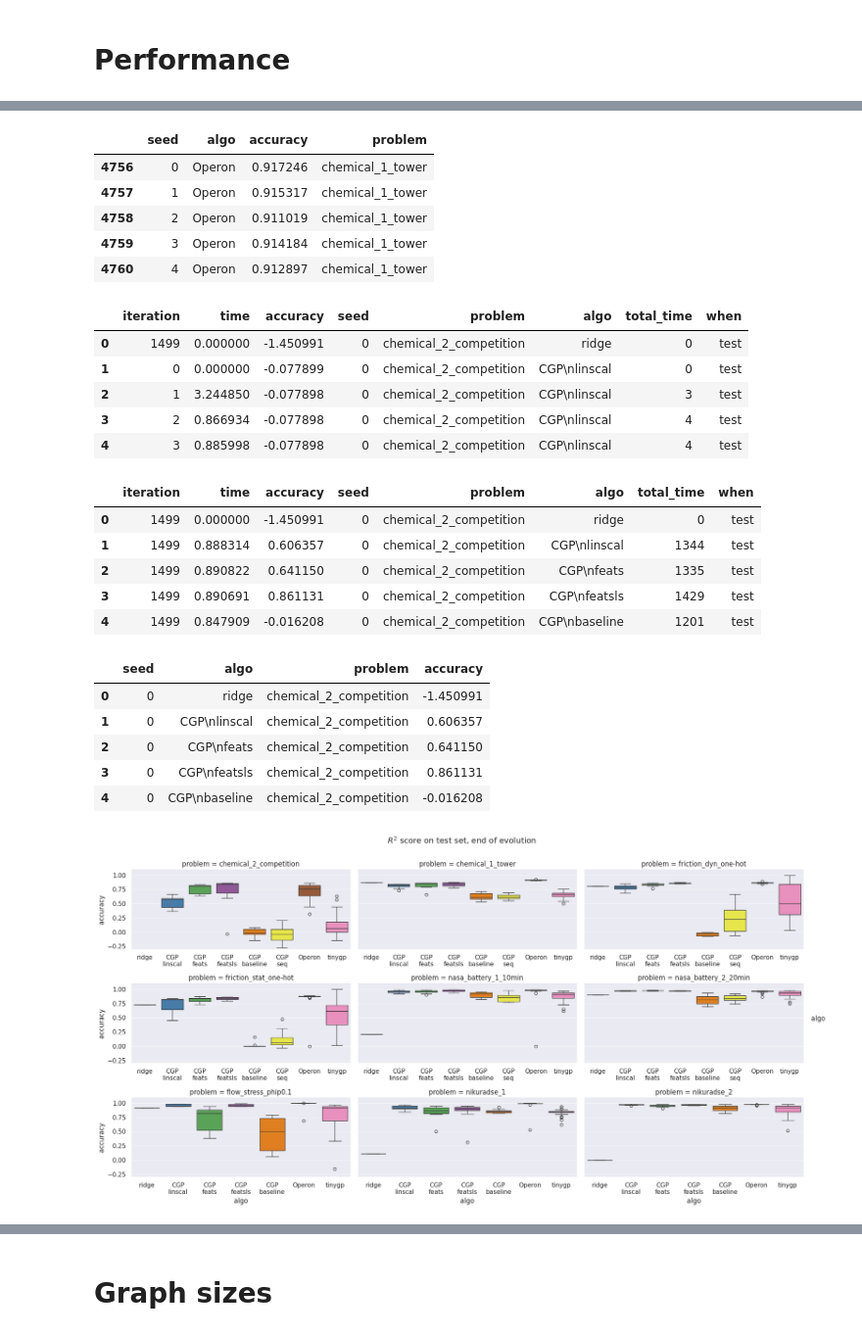
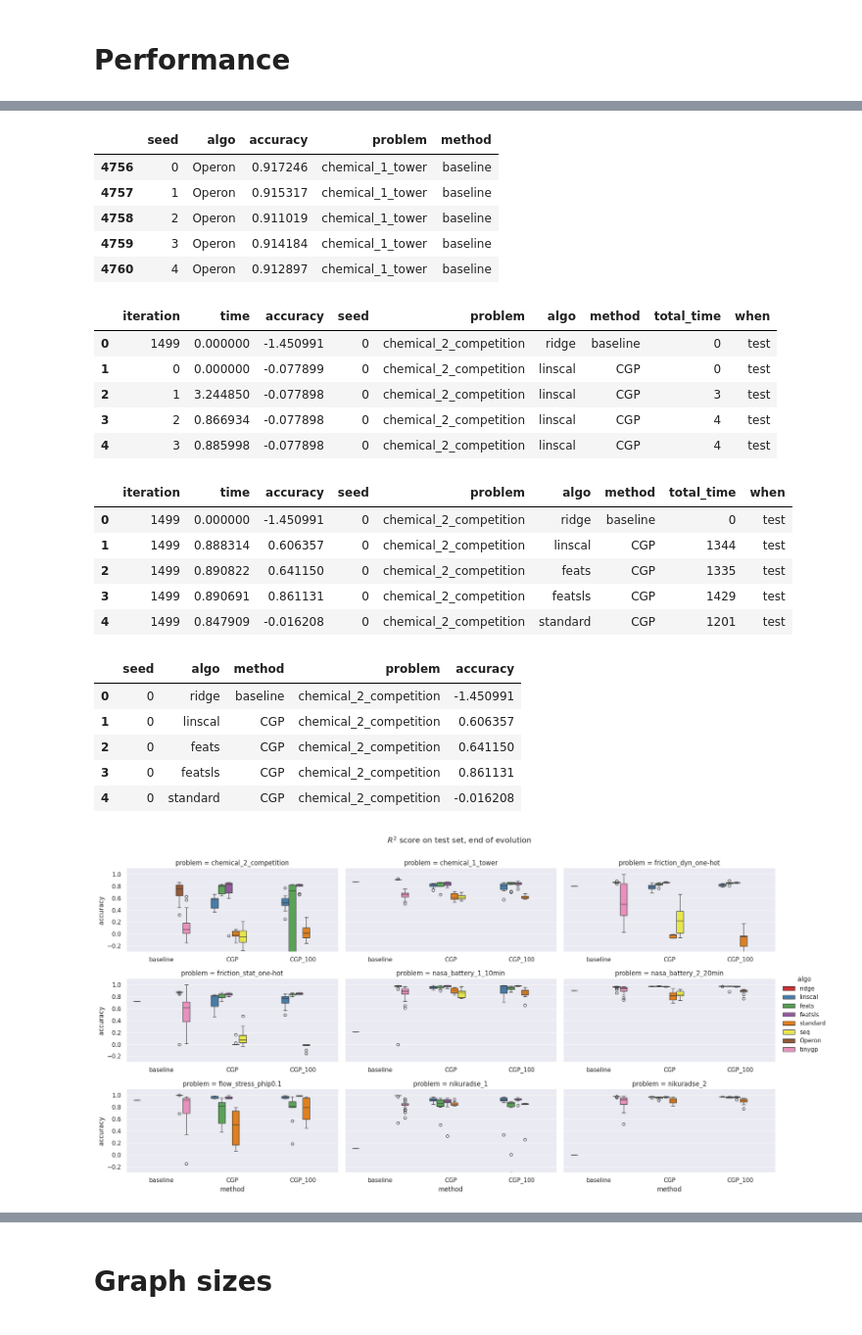
Before and after one commit to giorgia-nadizar/genepax, a Jupyter notebook: results/analysis_feats.ipynb, the cells around one changed output, grey strips where cells are left out. Shown at 98% size. Drawn from its saved outputs; the diff is of its cells as text; code cells hidden in the pictures.

```diff
--- a/results/analysis_feats.ipynb
+++ b/results/analysis_feats.ipynb
@@ -33,17 +33,20 @@ for problem in problems:
     tmp_df["seed"] = 0
     tmp_df["problem"] = problem
     tmp_df["algo"] = "ridge"
+    tmp_df["method"] = "baseline"
     tmp_df["total_time"] = tmp_df["time"].cumsum().astype(int)
     dfs.append(tmp_df)
     for seed in range(30):
-        for extra in ['linscal', 'feats', 'featsls', 'baseline', 'seq']:
-            if os.path.exists(f"../results/CGP_{extra}_{problem}_{seed}.pickle"):
-                tmp_df = pd.read_csv(f"../results/CGP_{extra}_{problem}_{seed}.csv")
-                tmp_df["seed"] = seed
-                tmp_df["problem"] = problem
-                tmp_df["algo"] = f"CGP\n{extra}"
-                tmp_df["total_time"] = tmp_df["time"].cumsum().astype(int)
-                dfs.append(tmp_df)
+        for method in ["CGP", "CGP_100"]:
+            for extra in ['linscal', 'feats', 'featsls', 'baseline', 'seq']:
+                if os.path.exists(f"../results/{method}_{extra}_{problem}_{seed}.pickle"):
+                    tmp_df = pd.read_csv(f"../results/{method}_{extra}_{problem}_{seed}.csv")
+                    tmp_df["seed"] = seed
+                    tmp_df["problem"] = problem
+                    tmp_df["algo"] = extra.replace("baseline", "standard")
+                    tmp_df["method"] = method
+                    tmp_df["total_time"] = tmp_df["time"].cumsum().astype(int)
+                    dfs.append(tmp_df)
 df = pd.concat(dfs, ignore_index=True)
 df["test_accuracy"] = df["test_accuracy"].str.replace(r"[\[\]]", "", regex=True).astype(float)
 df.head()
@@ -69,14 +72,15 @@ baselines_df.rename(columns={
 baselines_df = baselines_df[["seed", "algo", "accuracy", "problem"]]
 baselines_df = baselines_df[baselines_df["algo"].isin(baselines_list)]
 baselines_df = baselines_df[baselines_df["problem"].isin(problems)]
+baselines_df["method"] = "baseline"
 baselines_df.head()
 # %% [output]
-|  | seed | algo | accuracy | problem |
-| 4756 | 0 | Operon | 0.917246 | chemical_1_tower |
-| 4757 | 1 | Operon | 0.915317 | chemical_1_tower |
-| 4758 | 2 | Operon | 0.911019 | chemical_1_tower |
-| 4759 | 3 | Operon | 0.914184 | chemical_1_tower |
-| 4760 | 4 | Operon | 0.912897 | chemical_1_tower |
+|  | seed | algo | accuracy | problem | method |
+| 4756 | 0 | Operon | 0.917246 | chemical_1_tower | baseline |
+| 4757 | 1 | Operon | 0.915317 | chemical_1_tower | baseline |
+| 4758 | 2 | Operon | 0.911019 | chemical_1_tower | baseline |
+| 4759 | 3 | Operon | 0.914184 | chemical_1_tower | baseline |
+| 4760 | 4 | Operon | 0.912897 | chemical_1_tower | baseline |
 # %%
 df1 = copy(df)
 df2 = copy(df)
@@ -89,43 +93,43 @@ df2["when"] = "train"
 df = pd.concat([df1, df2], ignore_index=True)
 df.head()
 # %% [output]
-|  | iteration | time | accuracy | seed | problem | algo | total_time | when |
-| 0 | 1499 | 0.000000 | -1.450991 | 0 | chemical_2_competition | ridge | 0 | test |
-| 1 | 0 | 0.000000 | -0.077899 | 0 | chemical_2_competition | CGP\nlinscal | 0 | test |
-| 2 | 1 | 3.244850 | -0.077898 | 0 | chemical_2_competition | CGP\nlinscal | 3 | test |
-| 3 | 2 | 0.866934 | -0.077898 | 0 | chemical_2_competition | CGP\nlinscal | 4 | test |
-| 4 | 3 | 0.885998 | -0.077898 | 0 | chemical_2_competition | CGP\nlinscal | 4 | test |
+|  | iteration | time | accuracy | seed | problem | algo | method | total_time | when |
+| 0 | 1499 | 0.000000 | -1.450991 | 0 | chemical_2_competition | ridge | baseline | 0 | test |
+| 1 | 0 | 0.000000 | -0.077899 | 0 | chemical_2_competition | linscal | CGP | 0 | test |
+| 2 | 1 | 3.244850 | -0.077898 | 0 | chemical_2_competition | linscal | CGP | 3 | test |
+| 3 | 2 | 0.866934 | -0.077898 | 0 | chemical_2_competition | linscal | CGP | 4 | test |
+| 4 | 3 | 0.885998 | -0.077898 | 0 | chemical_2_competition | linscal | CGP | 4 | test |
 # %%
 max_iter = df.groupby(["algo", "problem"])["iteration"].transform("max")
 final_df = df[df["iteration"] == max_iter].reset_index(drop=True)
 final_df.head()
 # %% [output]
-|  | iteration | time | accuracy | seed | problem | algo | total_time | when |
-| 0 | 1499 | 0.000000 | -1.450991 | 0 | chemical_2_competition | ridge | 0 | test |
-| 1 | 1499 | 0.888314 | 0.606357 | 0 | chemical_2_competition | CGP\nlinscal | 1344 | test |
-| 2 | 1499 | 0.890822 | 0.641150 | 0 | chemical_2_competition | CGP\nfeats | 1335 | test |
-| 3 | 1499 | 0.890691 | 0.861131 | 0 | chemical_2_competition | CGP\nfeatsls | 1429 | test |
-| 4 | 1499 | 0.847909 | -0.016208 | 0 | chemical_2_competition | CGP\nbaseline | 1201 | test |
+|  | iteration | time | accuracy | seed | problem | algo | method | total_time | when |
+| 0 | 1499 | 0.000000 | -1.450991 | 0 | chemical_2_competition | ridge | baseline | 0 | test |
+| 1 | 1499 | 0.888314 | 0.606357 | 0 | chemical_2_competition | linscal | CGP | 1344 | test |
+| 2 | 1499 | 0.890822 | 0.641150 | 0 | chemical_2_competition | feats | CGP | 1335 | test |
+| 3 | 1499 | 0.890691 | 0.861131 | 0 | chemical_2_competition | featsls | CGP | 1429 | test |
+| 4 | 1499 | 0.847909 | -0.016208 | 0 | chemical_2_competition | standard | CGP | 1201 | test |
 # %%
-final_df_for_baseline_merge = final_df[final_df["when"] == "test"][["seed", "algo", "problem", "accuracy"]]
+final_df_for_baseline_merge = final_df[final_df["when"] == "test"][["seed", "algo", "method", "problem", "accuracy"]]
 baselines_df_filtered = baselines_df[baselines_df["problem"].isin(final_df_for_baseline_merge["problem"])]
 final_df_and_baseline = pd.concat([final_df_for_baseline_merge, baselines_df_filtered], ignore_index=True)
 final_df_and_baseline.head()
 # %% [output]
-|  | seed | algo | problem | accuracy |
-| 0 | 0 | ridge | chemical_2_competition | -1.450991 |
-| 1 | 0 | CGP\nlinscal | chemical_2_competition | 0.606357 |
-| 2 | 0 | CGP\nfeats | chemical_2_competition | 0.641150 |
-| 3 | 0 | CGP\nfeatsls | chemical_2_competition | 0.861131 |
-| 4 | 0 | CGP\nbaseline | chemical_2_competition | -0.016208 |
+|  | seed | algo | method | problem | accuracy |
+| 0 | 0 | ridge | baseline | chemical_2_competition | -1.450991 |
+| 1 | 0 | linscal | CGP | chemical_2_competition | 0.606357 |
+| 2 | 0 | feats | CGP | chemical_2_competition | 0.641150 |
+| 3 | 0 | featsls | CGP | chemical_2_competition | 0.861131 |
+| 4 | 0 | standard | CGP | chemical_2_competition | -0.016208 |
 # %%
-g = sns.catplot(x="algo", y="accuracy", hue="algo", data=final_df_and_baseline, col="problem", col_wrap=3,
+g = sns.catplot(x="method", y="accuracy", hue="algo", data=final_df_and_baseline, col="problem", col_wrap=3,
                 kind="box", palette="Set1", height=3, aspect=2, sharex=False)
 g.figure.suptitle("$R^2$ score on test set, end of evolution", y=1.05)  # Add title above the plot
 plt.ylim(-.3, 1.1)
 plt.show()
 # %% [output]
-[figure, old version]
+[figure, new version]
 # %%
 k = 50  # keep one point every 10 iterations
 df_plot = (
```
Also changed, not shown: parts of 12 cells of this notebook.
